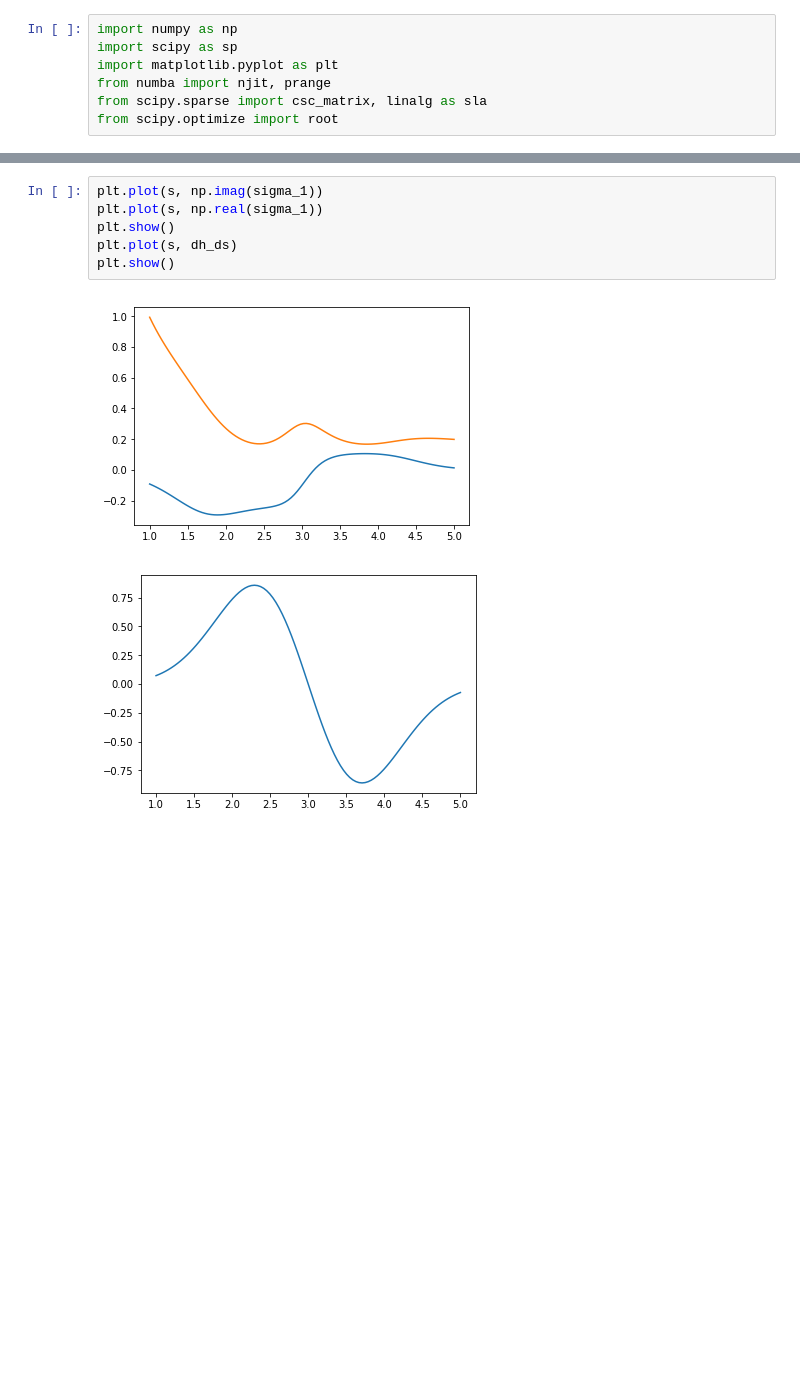
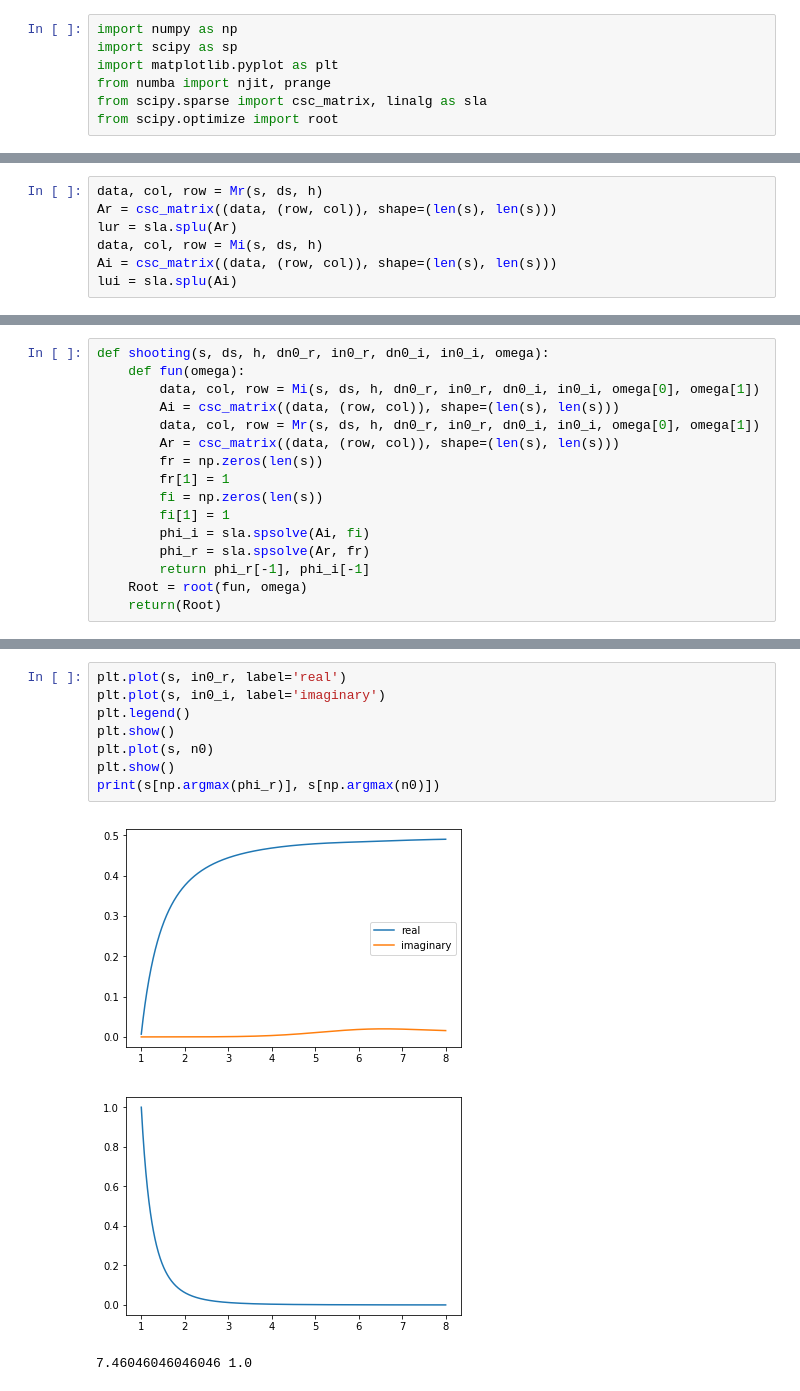
Before and after one commit to PatrickStbr/ZPinchDioctron, a Jupyter notebook: shooting.ipynb, the cells around one changed output, grey strips where cells are left out. Drawn from its saved outputs; the diff is of its cells as text; blank space fills up the shorter version.

```diff
--- a/shooting.ipynb
+++ b/shooting.ipynb
@@ -25,0 +101,7 @@ print(ds, s[1]-s[0])
+# %%
+data, col, row = Mr(s, ds, h)
+Ar = csc_matrix((data, (row, col)), shape=(len(s), len(s)))
+lur = sla.splu(Ar)
+data, col, row = Mi(s, ds, h)
+Ai = csc_matrix((data, (row, col)), shape=(len(s), len(s)))
+lui = sla.splu(Ai)
@@ -25,0 +254,16 @@ print(ds, s[1]-s[0])
+# %%
+def shooting(s, ds, h, dn0_r, in0_r, dn0_i, in0_i, omega):
+    def fun(omega):
+        data, col, row = Mi(s, ds, h, dn0_r, in0_r, dn0_i, in0_i, omega[0], omega[1])
+        Ai = csc_matrix((data, (row, col)), shape=(len(s), len(s)))
+        data, col, row = Mr(s, ds, h, dn0_r, in0_r, dn0_i, in0_i, omega[0], omega[1])
+        Ar = csc_matrix((data, (row, col)), shape=(len(s), len(s)))
+        fr = np.zeros(len(s))
+        fr[1] = 1
+        fi = np.zeros(len(s))
+        fi[1] = 1
+        phi_i = sla.spsolve(Ai, fi)
+        phi_r = sla.spsolve(Ar, fr)
+        return phi_r[-1], phi_i[-1]
+    Root = root(fun, omega)
+    return(Root)
@@ -26,9 +347,12 @@ print(ds, s[1]-s[0])
 # %%
-plt.plot(s, np.imag(sigma_1))
-plt.plot(s, np.real(sigma_1))
+plt.plot(s, in0_r, label='real')
+plt.plot(s, in0_i, label='imaginary')
+plt.legend()
 plt.show()
-plt.plot(s, dh_ds)
+plt.plot(s, n0)
 plt.show()
+print(s[np.argmax(phi_r)], s[np.argmax(n0)])
 # %% [output]
-[figure, old version]
+[figure, new version]
-[figure, old version]
+[figure, new version]
+7.46046046046046 1.0
```
Also changed, not shown: parts of 15 cells of this notebook, 3 other files.
